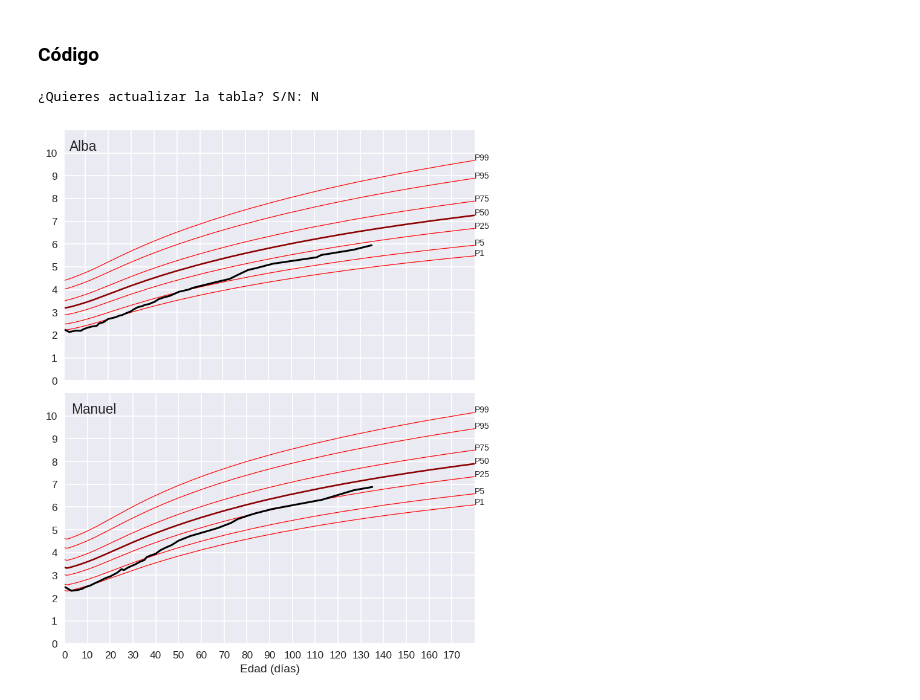
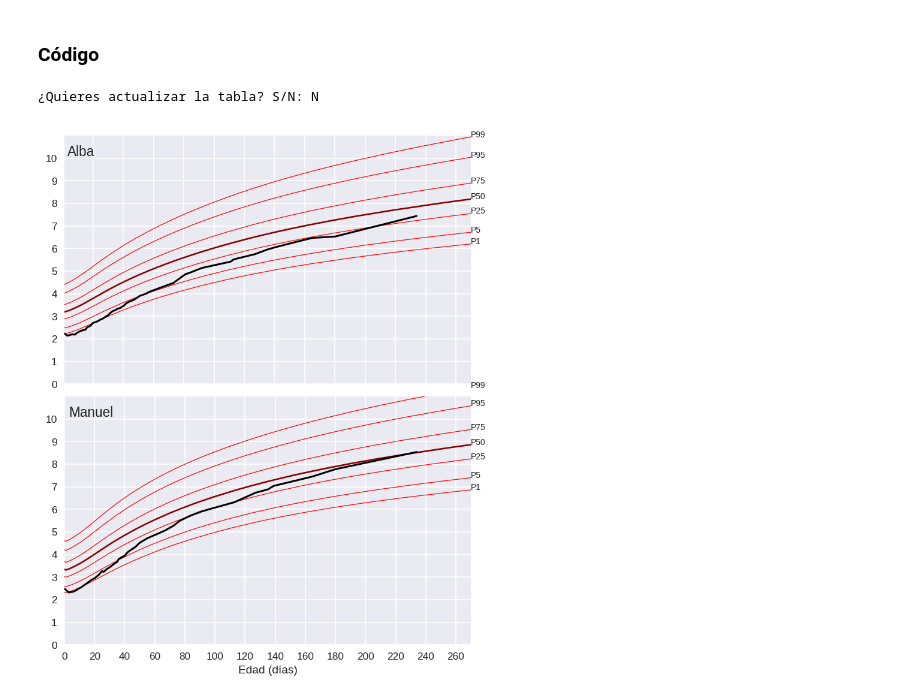
Before and after one commit to otoperalias/miscellanea, a Jupyter notebook: TrackingBabyWeight_Twins.ipynb, the cells around one changed output. Cells and saved outputs as stored; diff of their text form; code cells hidden in the pictures.

```diff
--- a/TrackingBabyWeight_Twins.ipynb
+++ b/TrackingBabyWeight_Twins.ipynb
@@ -77,37 +77,37 @@ df=df.set_index("edad")
 # Growth standards
 girls=pd.read_csv("https://raw.githubusercontent.com/otoperalias/miscellanea/main/data/wfa_girls_p_exp.csv",sep=";", index_col=0)
 boys=pd.read_csv("https://raw.githubusercontent.com/otoperalias/miscellanea/main/data/wfa_boys_p_exp.csv",sep=";", index_col=0)
 
   # GRÁFICO
 plt.style.use('seaborn')
 fig,(ax1,ax2)=plt.subplots(2,figsize=(7,9),sharex=True, dpi=125)
 # Alba
 girls[["P1","P5","P25","P50","P75","P95","P99"]].plot(ax=ax1, color="red",lw=0.7)
 girls["P50"].plot(ax=ax1, color="darkred",lw=1.5)
 df["a"].plot(ax=ax1,color="black")
 ax1.get_legend().remove()
-ax1.set_xlim(1,180)
+ax1.set_xlim(1,270)
 ax1.set_ylim(1,11)
 ax1.text(3,10.1,"Alba",size=13)
 ax1.set_yticks(np.arange(0, 11, 1))
 for p in ["P1","P5","P25","P50","P75","P95","P99"]:
-  ax1.text(180,girls[p].iloc[180],p,size=8)
+  ax1.text(270,girls[p].iloc[270],p,size=8)
 # Manuel
 boys[["P1","P5","P25","P50","P75","P95","P99"]].plot(ax=ax2, color="red",lw=0.7)
 boys["P50"].plot(ax=ax2, color="darkred",lw=1.5)
 df["m"].plot(ax=ax2,color="black")
 ax2.get_legend().remove()
-ax2.set_xlim(1,180)
+ax2.set_xlim(1,270)
 ax2.set_ylim(1,11)
 ax2.text(3,10.1,"Manuel",size=13)
 ax2.set_xlabel("Edad (días)")
-ax2.set_xticks(np.arange(0, 180, 10))
-ax2.set_xticklabels([x for x in np.arange(0, 190, 10)])
+ax2.set_xticks(np.arange(0, 270, 20))
+ax2.set_xticklabels([x for x in np.arange(0, 280, 20)])
 ax2.set_yticks(np.arange(0, 11, 1))
 for p in ["P1","P5","P25","P50","P75","P95","P99"]:
-  ax2.text(180,boys[p].iloc[180],p,size=8)
+  ax2.text(270,boys[p].iloc[270],p,size=8)
 plt.subplots_adjust(hspace=0.05)
 plt.show()
 # %% [output]
 ¿Quieres actualizar la tabla? S/N: N
-[figure, old version]
+[figure, new version]
```
